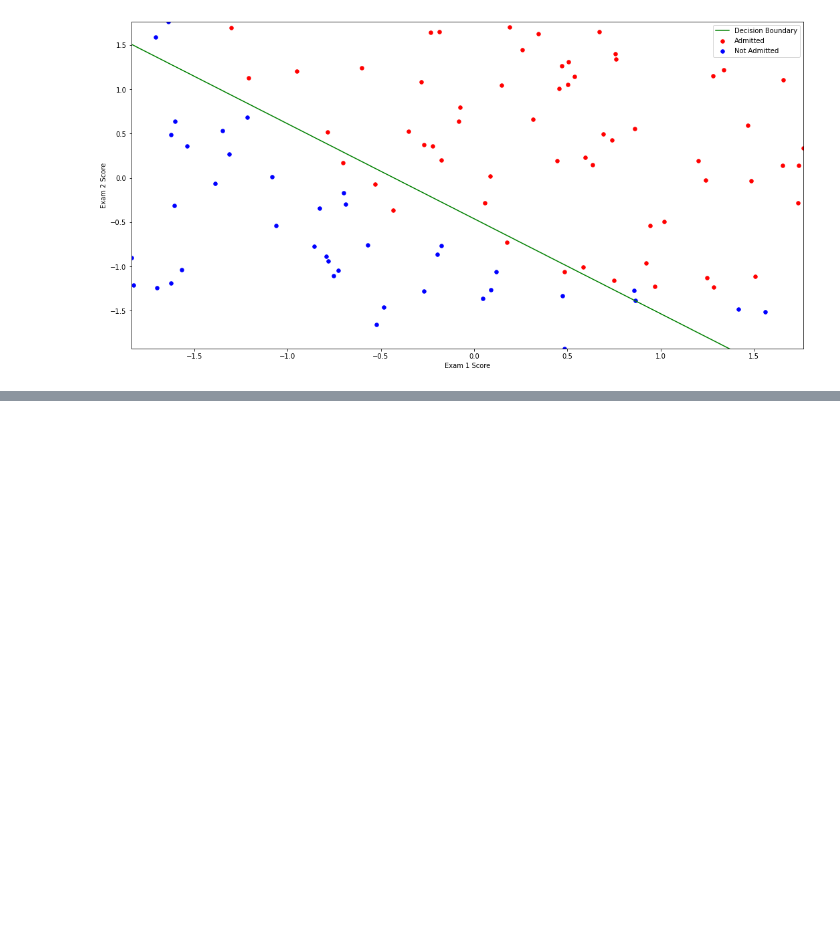
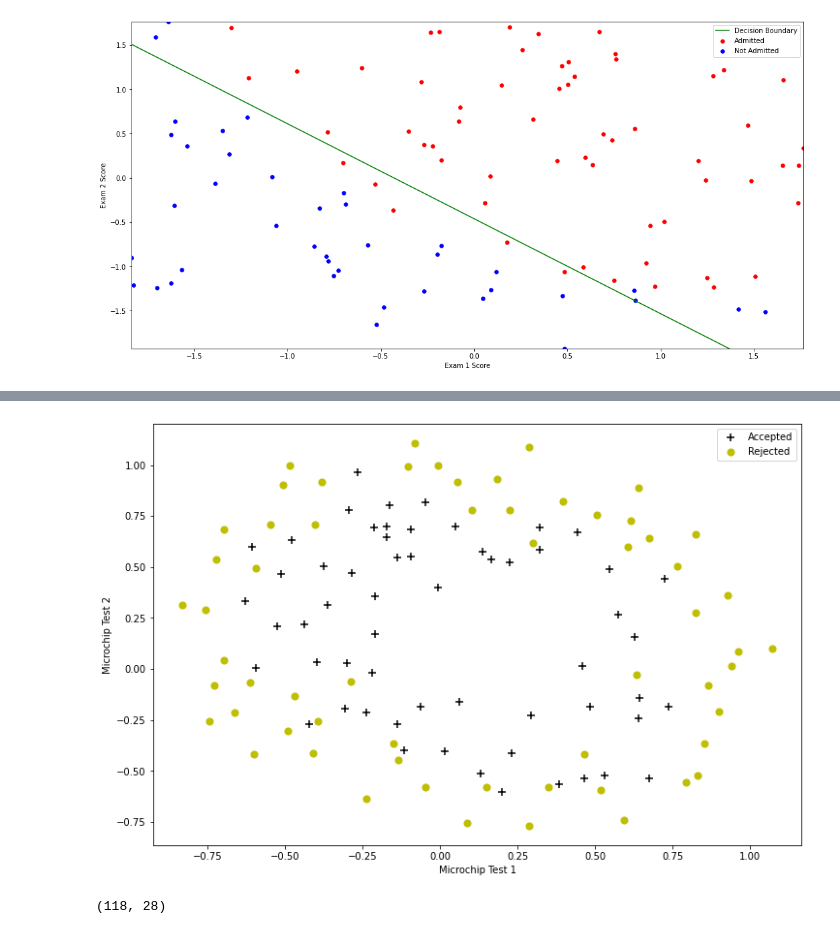
Before and after one commit to tdbui1209/machine_learning_andrew_ng, a Jupyter notebook: python/ex2/logistic_regression.ipynb, the cells around one changed output, grey strips where cells are left out. Cells and saved outputs as stored; diff of their text form; code cells hidden in the pictures; blank space fills up the shorter version.

```diff
--- a/python/ex2/logistic_regression.ipynb
+++ b/python/ex2/logistic_regression.ipynb
@@ -122,0 +123,3 @@ plt.show()
+# %%
+data_2 = pd.read_csv('ex2data2.txt', names=['Test_1', 'Test_2', 'target'])
+data_2.head()
@@ -122,0 +133,13 @@ plt.show()
+# %%
+accepted = data_2[data_2['target'] == 1]
+rejected = data_2[data_2['target'] == 0]
+
+plt.figure(figsize=(12, 8))
+plt.scatter(accepted['Test_1'], accepted['Test_2'], c='black', s=50, marker='+', label='Accepted')
+plt.scatter(rejected['Test_1'], rejected['Test_2'], c='y', s=50, marker='o',label='Rejected')
+plt.xlabel('Microchip Test 1')
+plt.ylabel('Microchip Test 2')
+plt.legend()
+plt.show()
+# %% [output]
+[figure, added]
@@ -122,0 +164,4 @@ plt.show()
+# %%
+out.shape
+# %% [output]
+(118, 28)
```
Also changed, not shown: parts of 11 cells of this notebook.
